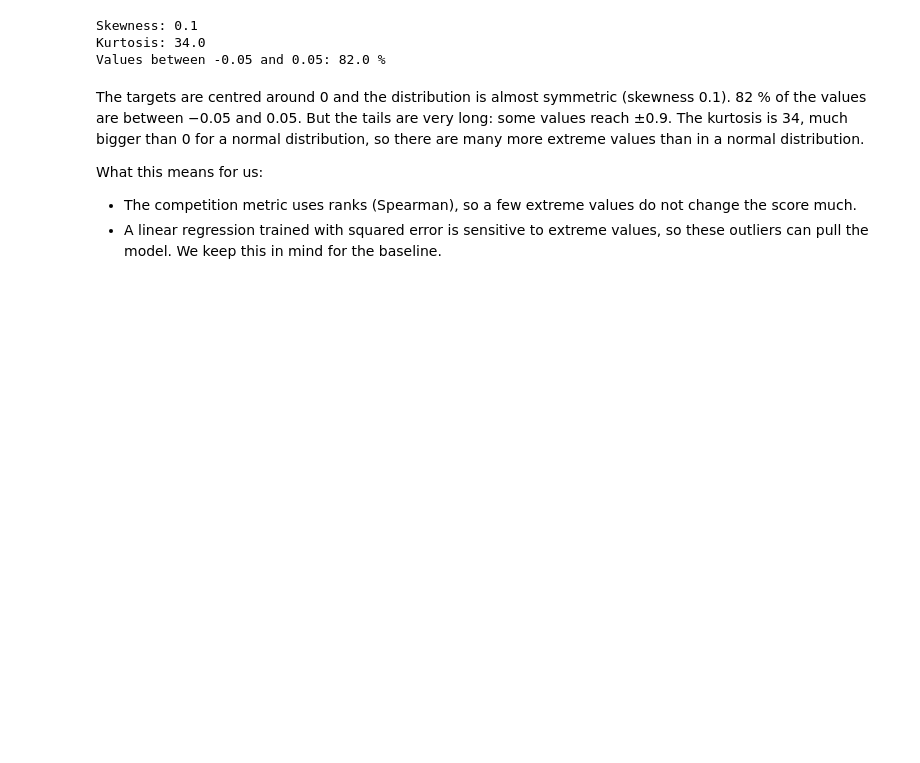
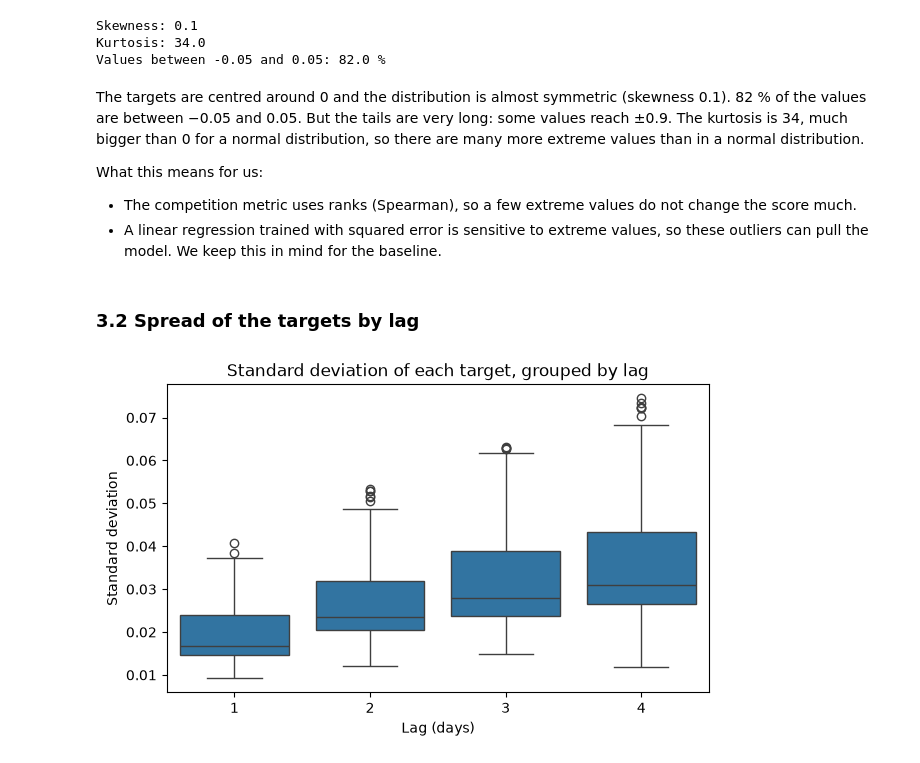
Before and after one commit to ceng313-2026/GROUP57_CENG313, a Jupyter notebook: assignment1_eda_baseline.ipynb, the cells around one changed output. Drawn from its saved outputs; the diff is of its cells as text; code cells hidden in the pictures; blank space fills up the shorter version.

Commit message:
Add target spread by lag

```diff
--- a/assignment1_eda_baseline.ipynb
+++ b/assignment1_eda_baseline.ipynb
@@ -208,3 +208,19 @@ What this means for us:
   change the score much.
 - A linear regression trained with squared error is sensitive to extreme values,
   so these outliers can pull the model. We keep this in mind for the baseline.
+# %% [markdown]
+### 3.2 Spread of the targets by lag
+# %%
+import seaborn as sns
+
+std_by_lag = target_pairs.copy()
+std_by_lag["std"] = labels.drop(columns="date_id").std().values
+
+plt.figure(figsize=(7, 4))
+sns.boxplot(data=std_by_lag, x="lag", y="std")
+plt.title("Standard deviation of each target, grouped by lag")
+plt.xlabel("Lag (days)")
+plt.ylabel("Standard deviation")
+plt.show()
+# %% [output]
+[figure, added]
```
Also changed, not shown: parts of 1 cell of this notebook.
